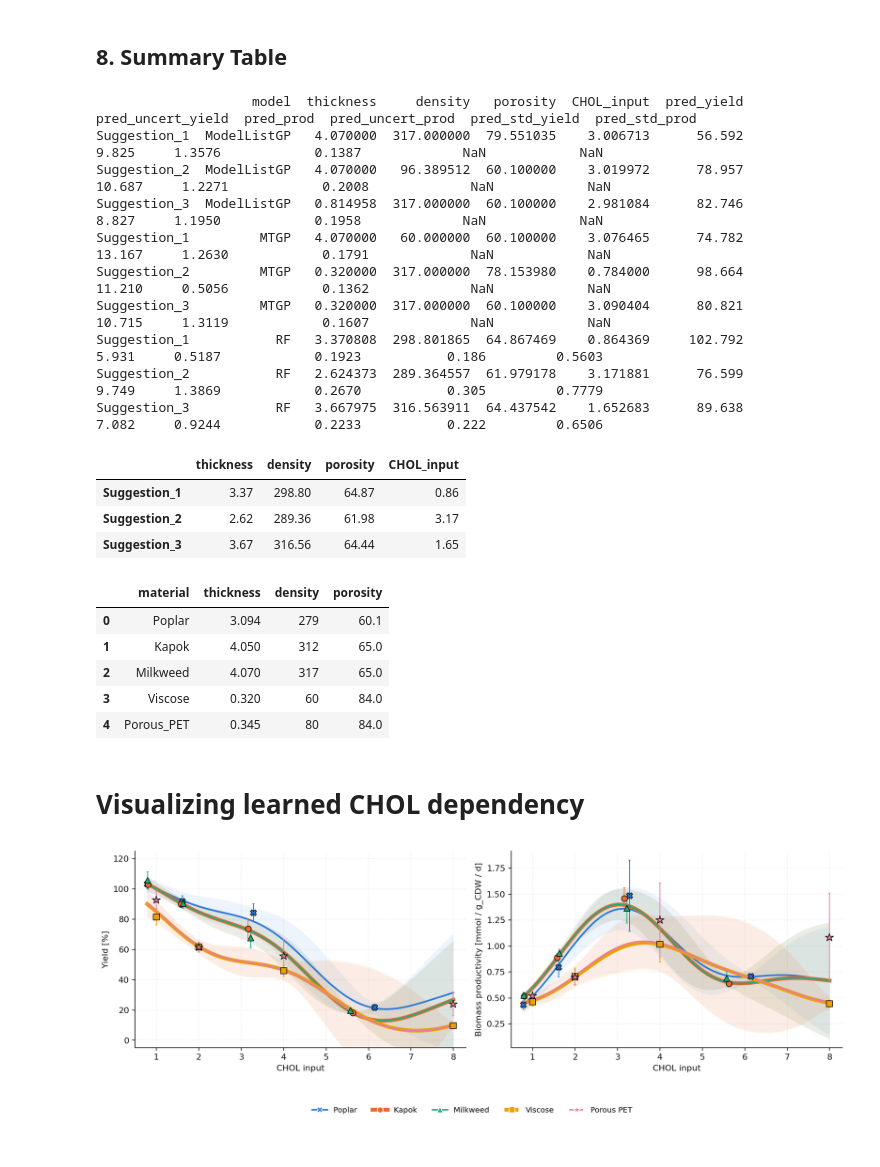
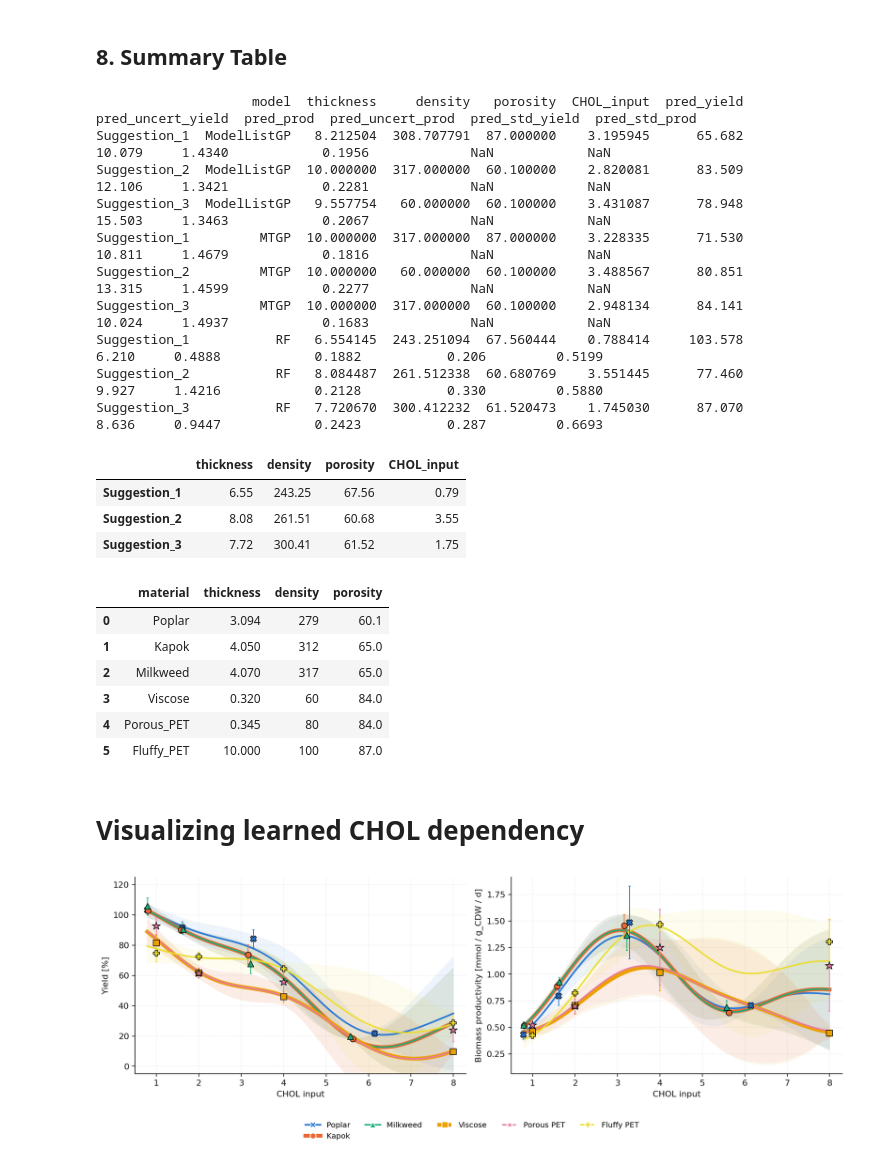
Before and after one commit to LucaBattt/GP-and-BO-for-Material-Selection, a Jupyter notebook: BO_Bioreactor_v2.ipynb, the cells around one changed output. Saved outputs shown, nothing was run; the diff lists cells and outputs as text; code cells hidden in the pictures.

Commit message:
Added Fluffy PET

```diff
--- a/BO_Bioreactor_v2.ipynb
+++ b/BO_Bioreactor_v2.ipynb
@@ -66,8 +79,8 @@ GPytorch version    :  1.15.2
 # Load datasets
 #---------------------------------------
 
-full_inputs_df = pd.read_excel("Materials Dataset 2.xlsx", sheet_name="Inputs")
-full_outputs_df = pd.read_excel("Materials Dataset 2.xlsx", sheet_name="Outputs")
+full_inputs_df = pd.read_excel("Materials Dataset.xlsx", sheet_name="Inputs")
+full_outputs_df = pd.read_excel("Materials Dataset.xlsx", sheet_name="Outputs")
 
 #-----------------------------------------------
 # Visualize outputs
@@ -82,7 +95,8 @@ output_2 = 'biomass_productivity'
 outputs_df = full_outputs_df[[output_1, output_1 + '_SD', output_2, output_2 + '_SD']]
 
 # Set color mapping for different materials
-material_shapes = {'Poplar': 'x', "Kapok": 'o', 'Milkweed': '^', 'Porous_PET': '*', 'Viscose': 's'}
+material_shapes = {'Poplar': 'x', "Kapok": 'o', 'Milkweed': '^', 'Porous_PET': '*', 'Viscose': 's',
+                   'Porous_PET': 'P', 'Fluffy_PET': 'd'}
 
 # Set up CHOL values for the colorbar
 chol = full_inputs_df['CHOL_input']
@@ -953,22 +967,22 @@ summary = pd.concat([
 print(summary.to_string())
 # %% [output]
                     model  thickness     density   porosity  CHOL_input  pred_yield  pred_uncert_yield  pred_prod  pred_uncert_prod  pred_std_yield  pred_std_prod
-Suggestion_1  ModelListGP   4.070000  317.000000  79.551035    3.006713      56.592              9.825     1.3576            0.1387             NaN            NaN
-Suggestion_2  ModelListGP   4.070000   96.389512  60.100000    3.019972      78.957             10.687     1.2271            0.2008             NaN            NaN
-Suggestion_3  ModelListGP   0.814958  317.000000  60.100000    2.981084      82.746              8.827     1.1950            0.1958             NaN            NaN
-Suggestion_1         MTGP   4.070000   60.000000  60.100000    3.076465      74.782             13.167     1.2630            0.1791             NaN            NaN
-Suggestion_2         MTGP   0.320000  317.000000  78.153980    0.784000      98.664             11.210     0.5056            0.1362             NaN            NaN
-Suggestion_3         MTGP   0.320000  317.000000  60.100000    3.090404      80.821             10.715     1.3119            0.1607             NaN            NaN
-Suggestion_1           RF   3.370808  298.801865  64.867469    0.864369     102.792              5.931     0.5187            0.1923           0.186         0.5603
-Suggestion_2           RF   2.624373  289.364557  61.979178    3.171881      76.599              9.749     1.3869            0.2670           0.305         0.7779
-Suggestion_3           RF   3.667975  316.563911  64.437542    1.652683      89.638              7.082     0.9244            0.2233           0.222         0.6506
+Suggestion_1  ModelListGP   8.212504  308.707791  87.000000    3.195945      65.682             10.079     1.4340            0.1956             NaN            NaN
+Suggestion_2  ModelListGP  10.000000  317.000000  60.100000    2.820081      83.509             12.106     1.3421            0.2281             NaN            NaN
+Suggestion_3  ModelListGP   9.557754   60.000000  60.100000    3.431087      78.948             15.503     1.3463            0.2067             NaN            NaN
+Suggestion_1         MTGP  10.000000  317.000000  87.000000    3.228335      71.530             10.811     1.4679            0.1816             NaN            NaN
+Suggestion_2         MTGP  10.000000   60.000000  60.100000    3.488567      80.851             13.315     1.4599            0.2277             NaN            NaN
+Suggestion_3         MTGP  10.000000  317.000000  60.100000    2.948134      84.141             10.024     1.4937            0.1683             NaN            NaN
+Suggestion_1           RF   6.554145  243.251094  67.560444    0.788414     103.578              6.210     0.4888            0.1882           0.206         0.5199
+Suggestion_2           RF   8.084487  261.512338  60.680769    3.551445      77.460              9.927     1.4216            0.2128           0.330         0.5880
+Suggestion_3           RF   7.720670  300.412232  61.520473    1.745030      87.070              8.636     0.9447            0.2423           0.287         0.6693
 # %%
 summary.round(2)[['thickness', 'density', 'porosity', 'CHOL_input']][summary['model'] == 'RF']
 # %% [output]
 |  | thickness | density | porosity | CHOL_input |
-| Suggestion_1 | 3.37 | 298.80 | 64.87 | 0.86 |
-| Suggestion_2 | 2.62 | 289.36 | 61.98 | 3.17 |
-| Suggestion_3 | 3.67 | 316.56 | 64.44 | 1.65 |
+| Suggestion_1 | 6.55 | 243.25 | 67.56 | 0.79 |
+| Suggestion_2 | 8.08 | 261.51 | 60.68 | 3.55 |
+| Suggestion_3 | 7.72 | 300.41 | 61.52 | 1.75 |
 # %%
 # Raw original input values
 inputs_df[['material', 'thickness', 'density', 'porosity']].drop_duplicates(subset='material').reset_index(drop=True)
@@ -979,6 +993,7 @@ inputs_df[['material', 'thickness', 'density', 'porosity']].drop_duplicates(subs
 | 2 | Milkweed | 4.070 | 317 | 65.0 |
 | 3 | Viscose | 0.320 | 60 | 84.0 |
 | 4 | Porous_PET | 0.345 | 80 | 84.0 |
+| 5 | Fluffy_PET | 10.000 | 100 | 87.0 |
 # %% [markdown]
 # Visualizing learned CHOL dependency
 # %%
@@ -1002,6 +1017,7 @@ mat_style = {
     'Milkweed':   ("#1baf7a", "^", 1.8, '-'),
     'Viscose':    ("#eda100", "s", 4.5, '--'),
     'Porous_PET': ("#e87ba4", "*", 1.8, '--'),
+    'Fluffy_PET': ("#ebde2e", "P", 1.8, '--'),
 }
 # Material properties [thickness, density, porosity], taken from the dataset
 mat_props = (full_inputs_df.drop_duplicates('material')
@@ -1046,31 +1062,31 @@ for i, ax in enumerate(axes):
         ax.plot(chol_grid, mu[:, i], color=col, lw=lw)
         mask = full_inputs_df['material'] == mat
         ax.errorbar(full_inputs_df.loc[mask, 'CHOL_input'],
                     full_outputs_df.loc[mask, output_cols[i]],
                     yerr=full_outputs_df.loc[mask, output_sd_cols[i]],
                     fmt=mk, ms=10 if mk == "*" else 7, color=col, mec='black', mew=0.75,
                     ecolor=col, elinewidth=1, capsize=1.5, zorder=5)
 
     # CHOL values used by the GP suggestions
     #for x in [0.784, 3.05]:
     #    ax.axvline(x, color=INK2, lw=0.8, ls="--")
     ax.set_xlabel("CHOL input", color=INK2)
     ax.set_ylabel(ylabels[i], color=INK2)
     ax.tick_params(colors=INK2)
     #ax.set_title(titles[i], loc="left", fontsize=11.5, color=INK, pad=10)
     ax.set_xlim(0.5, 8.3)
 
 #axes[0].text(3.12, 4, "CHOL ≈ 3", color=INK2, fontsize=8.5, va="bottom")
 #axes[0].text(0.86, 4, "0.78", color=INK2, fontsize=8.5, va="bottom")
 axes[0].set_ylim(-5, 125)
 
 handles = [Line2D([0], [0], color=col, lw=lw, linestyle=ls, marker=mk, ms=10 if mk == "*" else 7, mec=SURF, label=mat.replace('_', ' '))
            for mat, (col, mk, lw, ls) in mat_style.items()]
 #handles.append(Line2D([0], [0], color=virtual[2], lw=2, ls=(0, (4, 3)), label=virtual[0]))
 #handles.append(Patch(color=INK2, alpha=0.18, label="Shaded band = ±2σ GP uncertainty;  points = measured mean ± reported SD"))
 fig.legend(handles=handles, loc="lower center", ncol=5, frameon=False, fontsize=9, bbox_to_anchor=(0.5, -0.0001))
 #fig.suptitle("What the ModelListGP believes along CHOL: real materials are well pinned down;"untested property corners are not", x=0.01, ha="left", fontsize=12.5, color=INK, y=0.995)
 plt.tight_layout(rect=(0, 0.13, 1, 0.92))
 plt.show()
 # %% [output]
-[figure, old version]
+[figure, new version]
```
Also changed, not shown: parts of 15 cells of this notebook.
